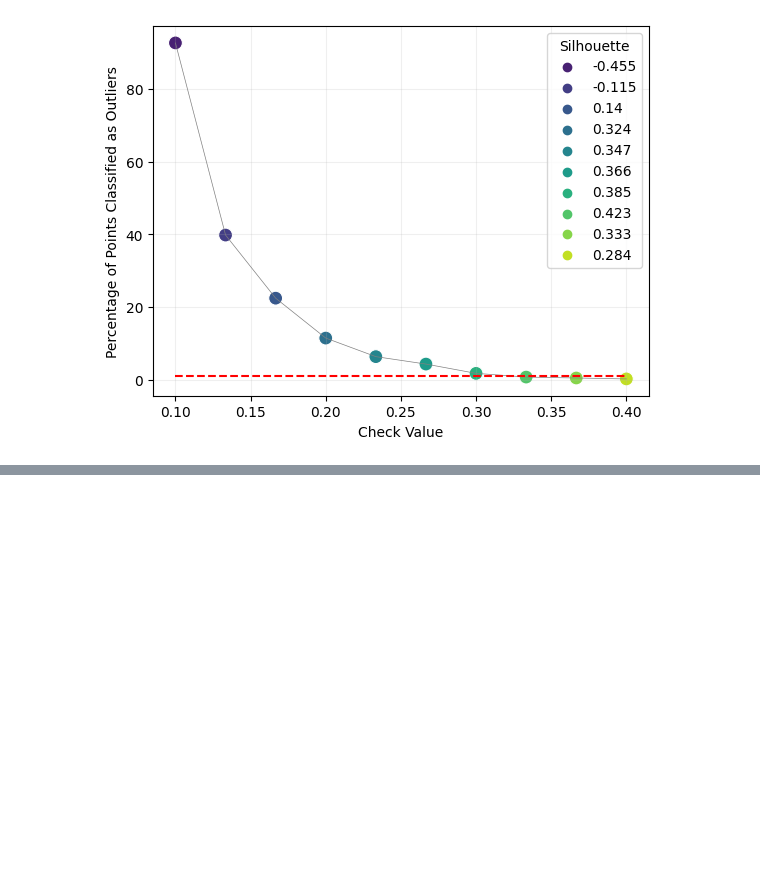
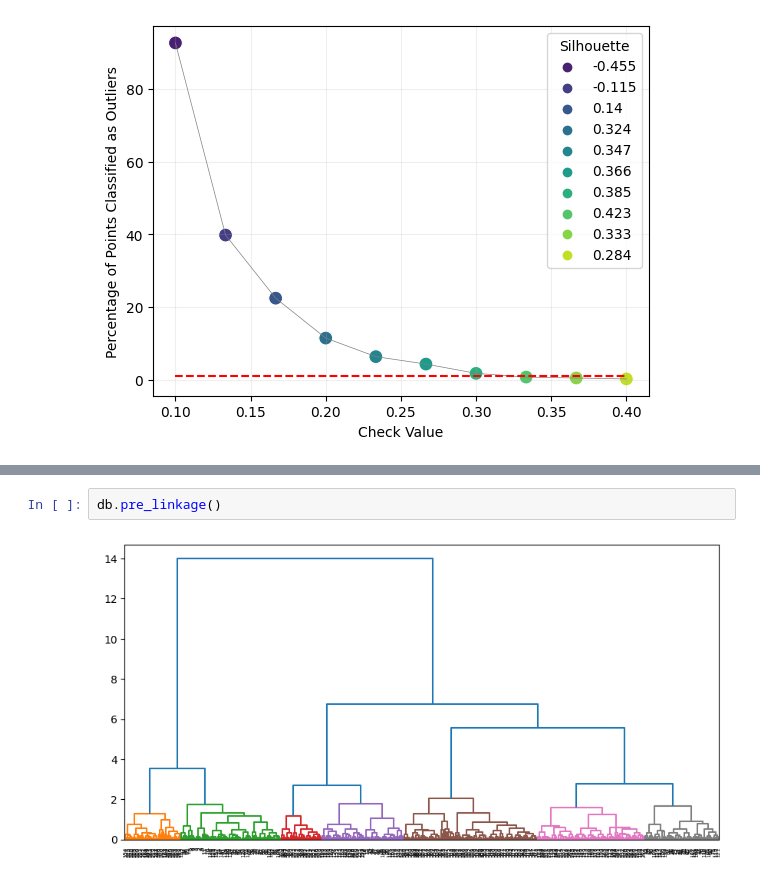
Before and after one commit to Familenko/cluster_tool, a Jupyter notebook: test_notebook.ipynb, the cells around one changed output, grey strips where cells are left out. Drawn from its saved outputs; the diff is of its cells as text; blank space fills up the shorter version.

```diff
--- a/test_notebook.ipynb
+++ b/test_notebook.ipynb
@@ -133,0 +158,4 @@ db.dbscan_outliers()
+# %%
+db.pre_linkage()
+# %% [output]
+[figure, added]
```
Also changed, not shown: parts of 5 cells of this notebook, 1 other file.
